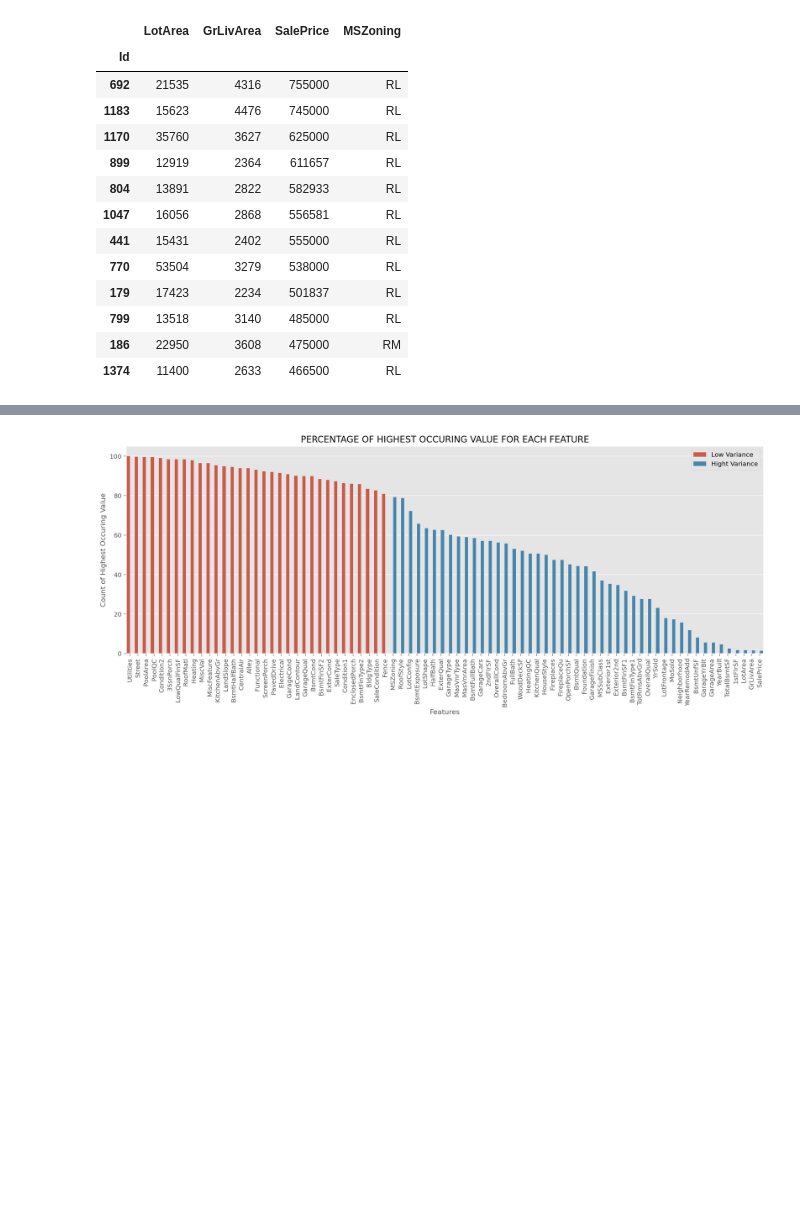
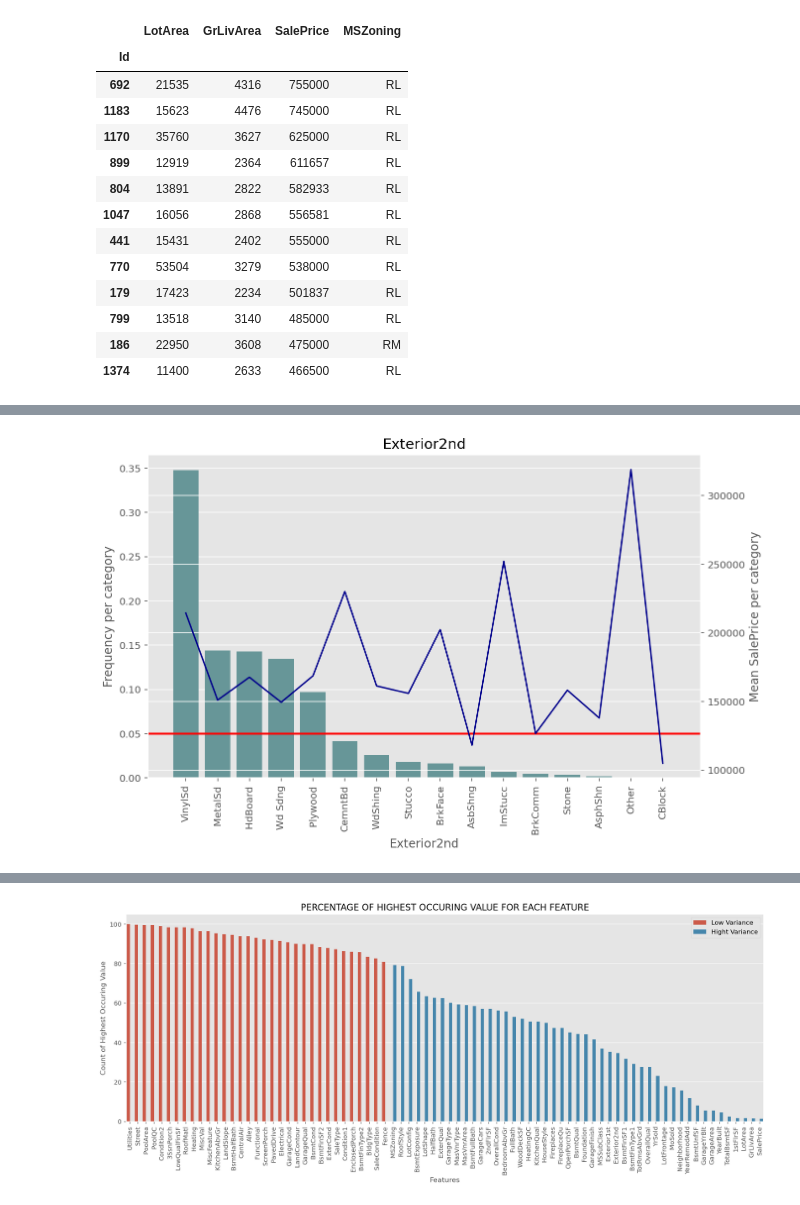
Before and after one commit to androi7/ds-mini-projects, a Jupyter notebook: House-Prices/House_Prices.ipynb, the cells around one changed output, grey strips where cells are left out. Saved outputs shown, nothing was run; the diff lists cells and outputs as text; code cells hidden in the pictures; blank space fills up the shorter version.

```diff
--- a/House-Prices/House_Prices.ipynb
+++ b/House-Prices/House_Prices.ipynb
@@ -565,0 +643,4 @@ most_expensive_houses[['LotArea', 'GrLivArea', 'SalePrice', 'MSZoning']]
+# %%
+plot_category_with_price(house, 'Exterior2nd')
+# %% [output]
+[figure, added]
```
Also changed, not shown: parts of 20 cells of this notebook.
